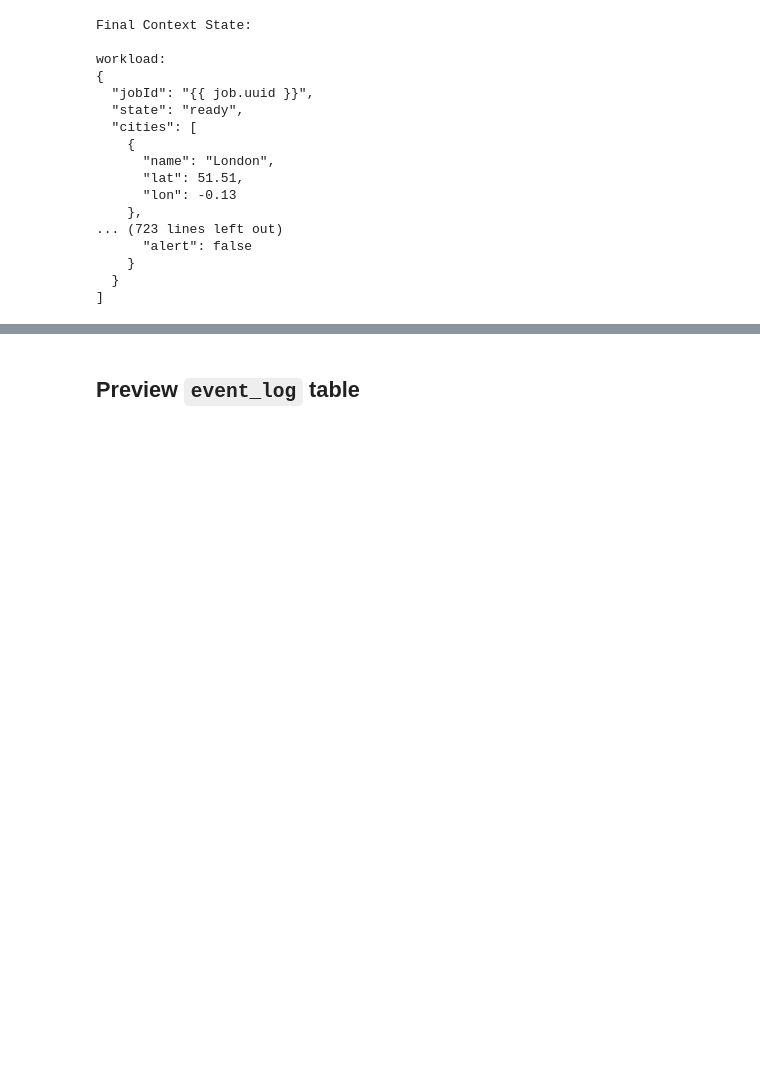
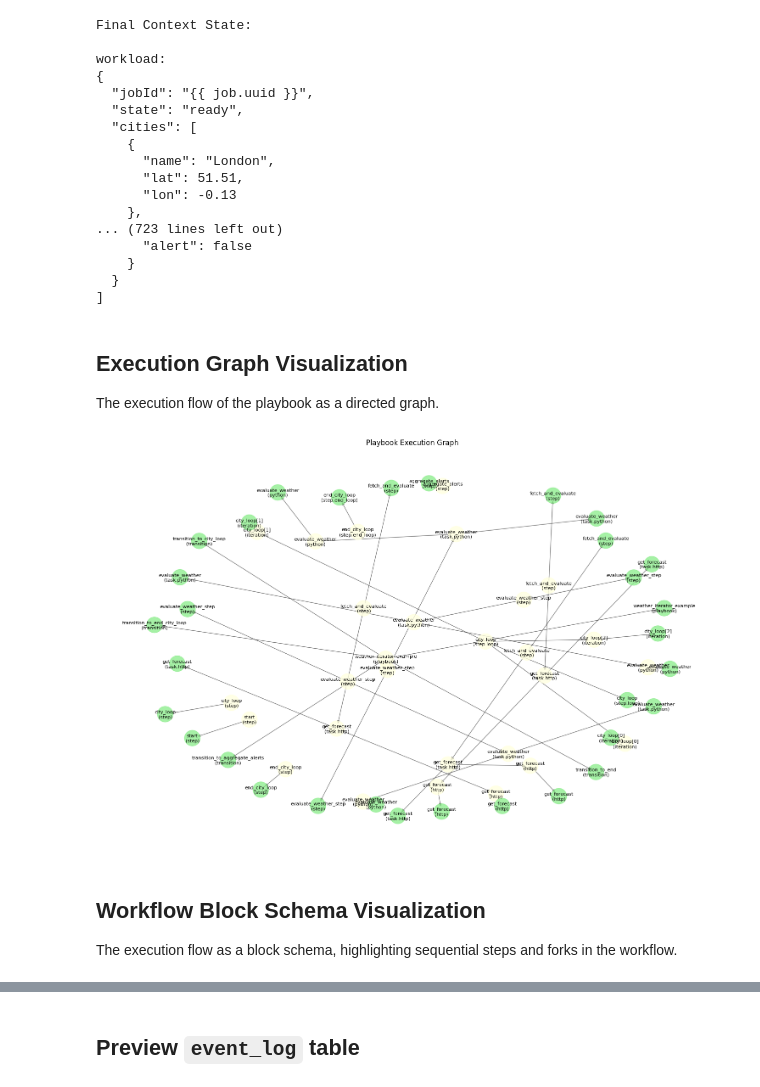
Before and after one commit to noetl/noetl, a Jupyter notebook: notebook/agent007_mission_report.ipynb, the cells around one changed output, grey strips where cells are left out. Drawn from its saved outputs; the diff is of its cells as text; code cells hidden in the pictures; blank space fills up the shorter version.

```diff
--- a/notebook/agent007_mission_report.ipynb
+++ b/notebook/agent007_mission_report.ipynb
@@ -417,3 +397,62 @@ workload:
     }
   }
 ]
+# %% [markdown]
+## Execution Graph Visualization
+
+The execution flow of the playbook as a directed graph.
+# %%
+if execution_id:
+    graph_data = con.execute("""
+        SELECT
+            event_id,
+            parent_event_id,
+            node_id,
+            node_name,
+            node_type,
+            event_type,
+            status
+        FROM event_log
+        WHERE execution_id = ?
+        ORDER BY timestamp
+    """, [execution_id]).fetchall()
+
+    G = nx.DiGraph()
+    node_colors = []
+    node_labels = {}
+
+    for event in graph_data:
+        event_id, parent_event_id, node_id, node_name, node_type, event_type, status = event
+
+        if not G.has_node(event_id):
+            G.add_node(event_id)
+            node_labels[event_id] = f"{node_name}\n({node_type})"
+
+            if status == 'success':
+                node_colors.append('lightgreen')
+            elif status == 'error':
+                node_colors.append('lightcoral')
+            elif status == 'in_progress':
+                node_colors.append('lightyellow')
+            else:
+                node_colors.append('lightblue')
+
+        if parent_event_id and G.has_node(parent_event_id):
+            G.add_edge(parent_event_id, event_id)
+    plt.figure(figsize=(15, 10))
+    pos = nx.spring_layout(G, seed=42)
+    nx.draw_networkx_nodes(G, pos, node_size=700, node_color=node_colors, alpha=0.8)
+    nx.draw_networkx_edges(G, pos, width=1.0, alpha=0.5, arrows=True)
+    nx.draw_networkx_labels(G, pos, labels=node_labels, font_size=8)
+    plt.title("Playbook Execution Graph")
+    plt.axis('off')
+    plt.tight_layout()
+    plt.show()
+else:
+    print("No execution ID available for graph visualization.")
+# %% [output]
+[figure, added]
+# %% [markdown]
+## Workflow Block Schema Visualization
+
+The execution flow as a block schema, highlighting sequential steps and forks in the workflow.
```
Also changed, not shown: parts of 22 cells of this notebook, 3 other files.
